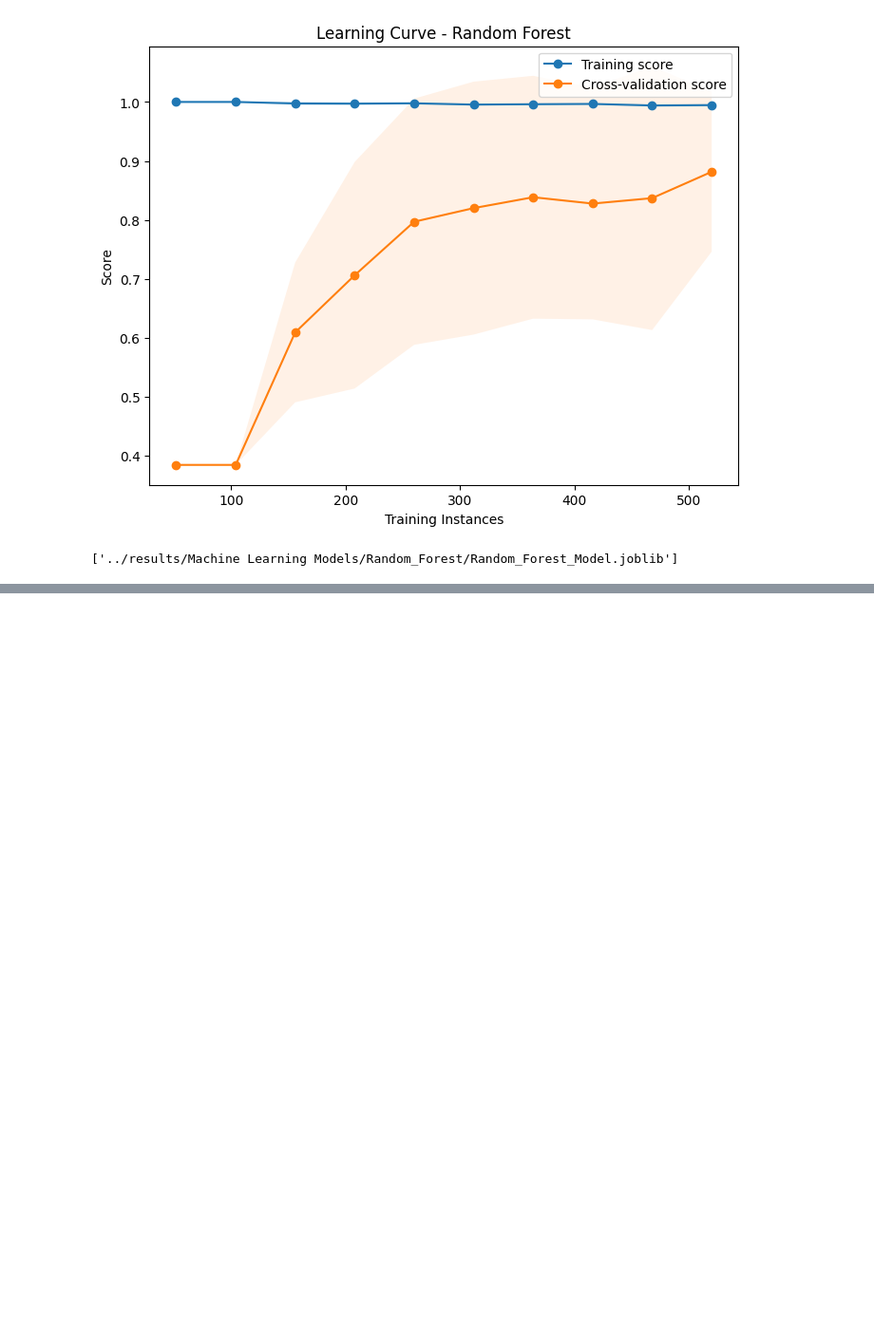
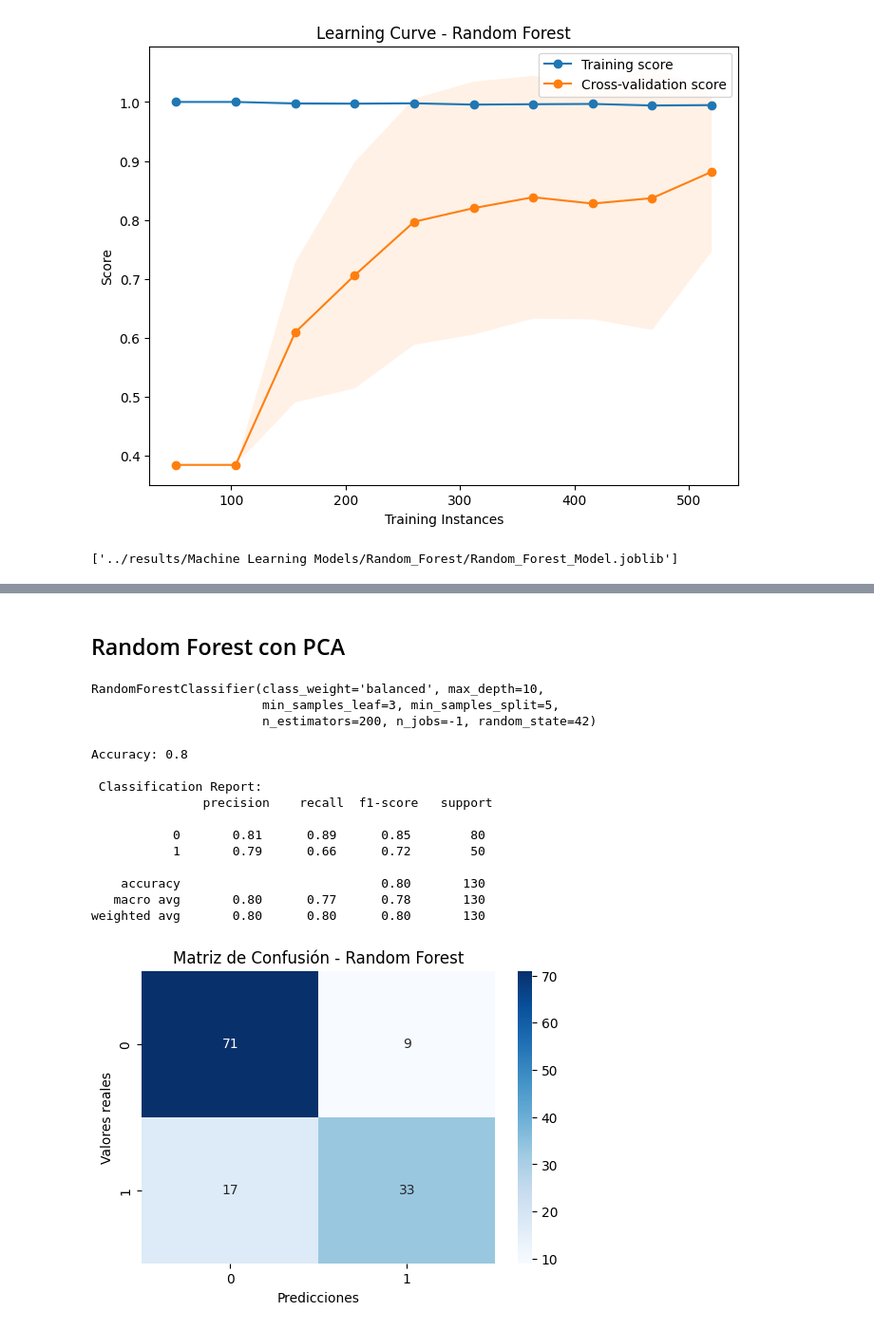
Before and after one commit to aarevalom0/EEG-Interictal-ML-Pipeline, a Jupyter notebook: notebooks/4_Machine_Learning_Random Forest.ipynb, the cells around one changed output, grey strips where cells are left out. Shown: that part at 95% size. Saved outputs shown, nothing was run; the diff lists cells and outputs as text; code cells hidden in the pictures; blank space fills up the shorter version.

```diff
--- a/notebooks/4_Machine_Learning_Random Forest.ipynb
+++ b/notebooks/4_Machine_Learning_Random Forest.ipynb
@@ -265,0 +468,2 @@ joblib.dump(rf_model, "../results/Machine Learning Models/Random_Forest/Random_F
+# %% [markdown]
+## Random Forest con PCA
@@ -265,0 +476,53 @@ joblib.dump(rf_model, "../results/Machine Learning Models/Random_Forest/Random_F
+# %%
+PATH_RESULTS = "../results"
+df_final = pd.read_csv(PATH_RESULTS + "/features/EEG_features_PCA.csv", sep=';')
+
+X = df_final.drop(columns=["Label"])
+y = df_final["Label"]
+
+X_train, X_test, y_train, y_test = train_test_split(
+    X, y, test_size=0.2, random_state=42, stratify=y
+)
+
+rf_model_3 = RandomForestClassifier(
+    n_estimators=200,
+    max_depth=10,
+    min_samples_split=5,
+    min_samples_leaf=3,
+    class_weight="balanced",
+    random_state=42,
+    n_jobs=-1
+)
+
+rf_model_3.fit(X_train, y_train)
+# %% [output]
+RandomForestClassifier(class_weight='balanced', max_depth=10,
+                       min_samples_leaf=3, min_samples_split=5,
+                       n_estimators=200, n_jobs=-1, random_state=42)
+# %%
+y_pred = rf_model_3.predict(X_test)
+
+cm = confusion_matrix(y_test, y_pred)
+
+print("Accuracy:", accuracy_score(y_test, y_pred))
+print("\n Classification Report:\n", classification_report(y_test, y_pred))
+
+plt.figure(figsize=(6, 4))
+sns.heatmap(cm, annot=True, fmt="d", cmap="Blues", xticklabels=[0,1], yticklabels=[0,1])
+plt.xlabel("Predicciones")
+plt.ylabel("Valores reales")
+plt.title("Matriz de Confusión - Random Forest")
+plt.show()
+# %% [output]
+Accuracy: 0.8
+
+ Classification Report:
+               precision    recall  f1-score   support
+
+           0       0.81      0.89      0.85        80
+           1       0.79      0.66      0.72        50
+
+    accuracy                           0.80       130
+   macro avg       0.80      0.77      0.78       130
+weighted avg       0.80      0.80      0.80       130
+[figure, added]
```
Also changed, not shown: parts of 12 cells of this notebook, 2 other files.
